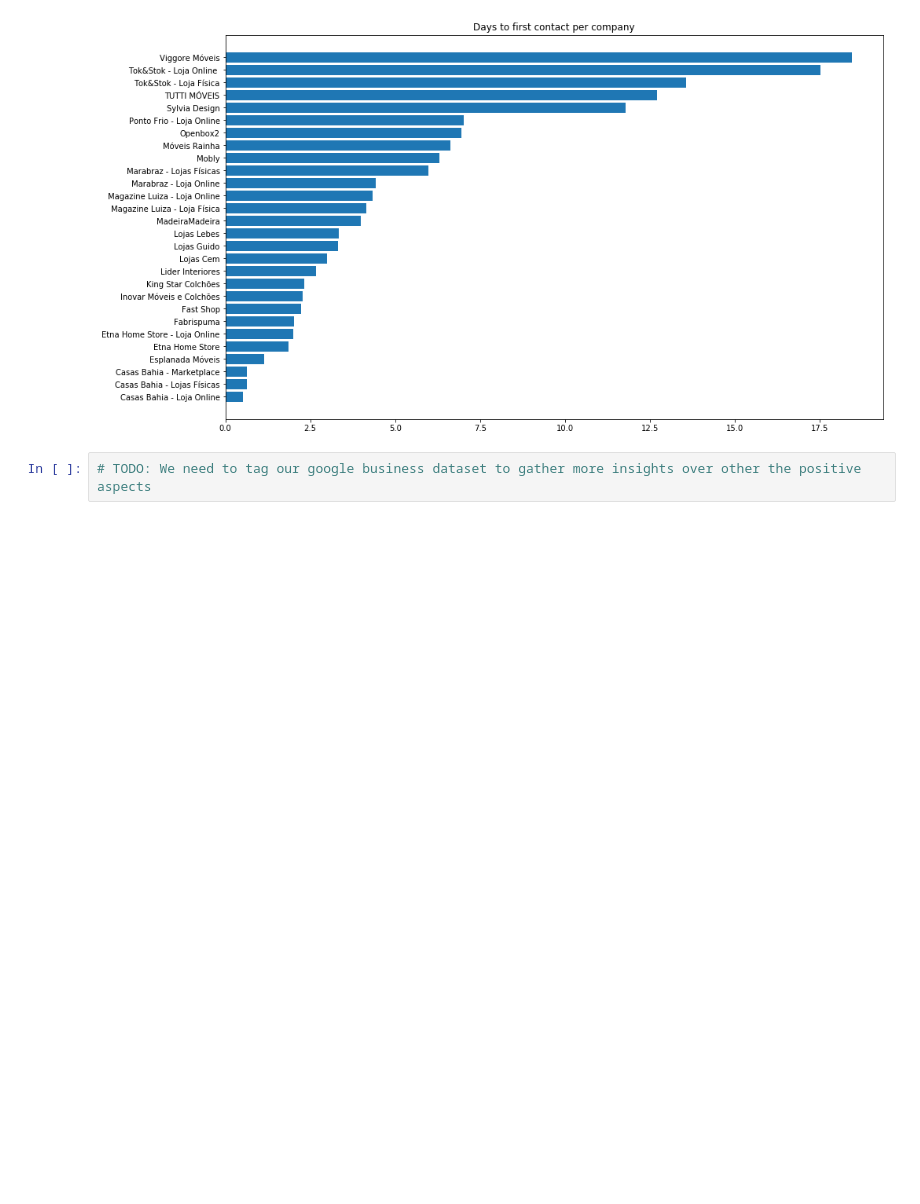
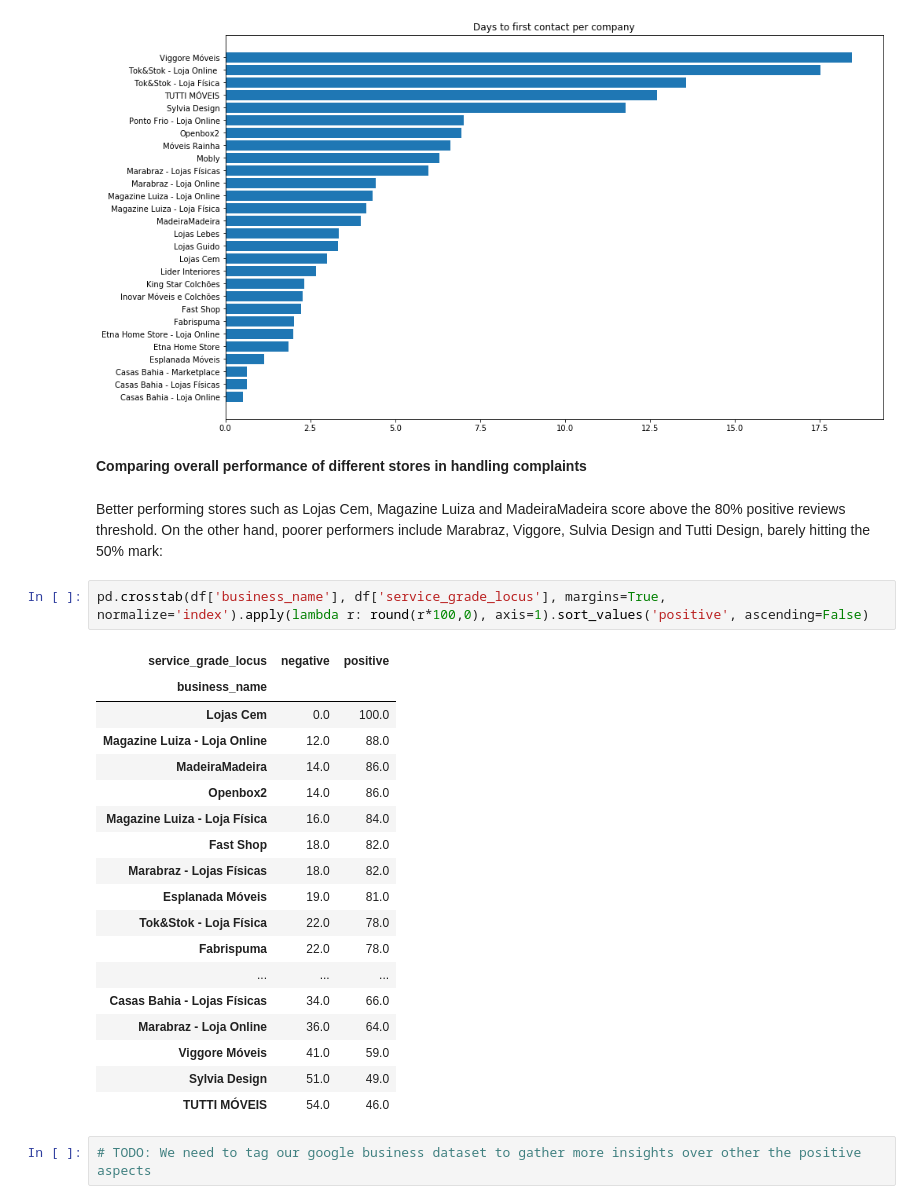
Before and after one commit to SPTime19/notebooks, a Jupyter notebook: EDA/FinalEDA - Team 19.ipynb, the cells around one changed output. Saved outputs shown, nothing was run; the diff lists cells and outputs as text; blank space fills up the shorter version.

```diff
--- a/EDA/FinalEDA - Team 19.ipynb
+++ b/EDA/FinalEDA - Team 19.ipynb
@@ -62,6 +62,31 @@ plt.title('Days to first contact per company')
 plt.show()
 # %% [output]
 [figure]
+# %% [markdown]
+**Comparing overall performance of different stores in handling complaints**
+# %% [markdown]
+Better performing stores such as Lojas Cem, Magazine Luiza and MadeiraMadeira score above the 80% positive reviews threshold. On the other hand, poorer performers include Marabraz, Viggore, Sulvia Design and Tutti Design, barely hitting the 50% mark:
+# %%
+pd.crosstab(df['business_name'], df['service_grade_locus'], margins=True, normalize='index').apply(lambda r: round(r*100,0), axis=1).sort_values('positive', ascending=False)
+# %% [output]
+| service_grade_locus | negative | positive |
+| business_name |  |  |
+| Lojas Cem | 0.0 | 100.0 |
+| Magazine Luiza - Loja Online | 12.0 | 88.0 |
+| MadeiraMadeira | 14.0 | 86.0 |
+| Openbox2 | 14.0 | 86.0 |
+| Magazine Luiza - Loja Física | 16.0 | 84.0 |
+| Fast Shop | 18.0 | 82.0 |
+| Marabraz - Lojas Físicas | 18.0 | 82.0 |
+| Esplanada Móveis | 19.0 | 81.0 |
+| Tok&Stok - Loja Física | 22.0 | 78.0 |
+| Fabrispuma | 22.0 | 78.0 |
+| ... | ... | ... |
+| Casas Bahia - Lojas Físicas | 34.0 | 66.0 |
+| Marabraz - Loja Online | 36.0 | 64.0 |
+| Viggore Móveis | 41.0 | 59.0 |
+| Sylvia Design | 51.0 | 49.0 |
+| TUTTI MÓVEIS | 54.0 | 46.0 |
 # %%
 # TODO: We need to tag our google business dataset to gather more insights over other the positive aspects
 # %% [markdown]
```
Also changed, not shown: parts of 9 cells of this notebook.
